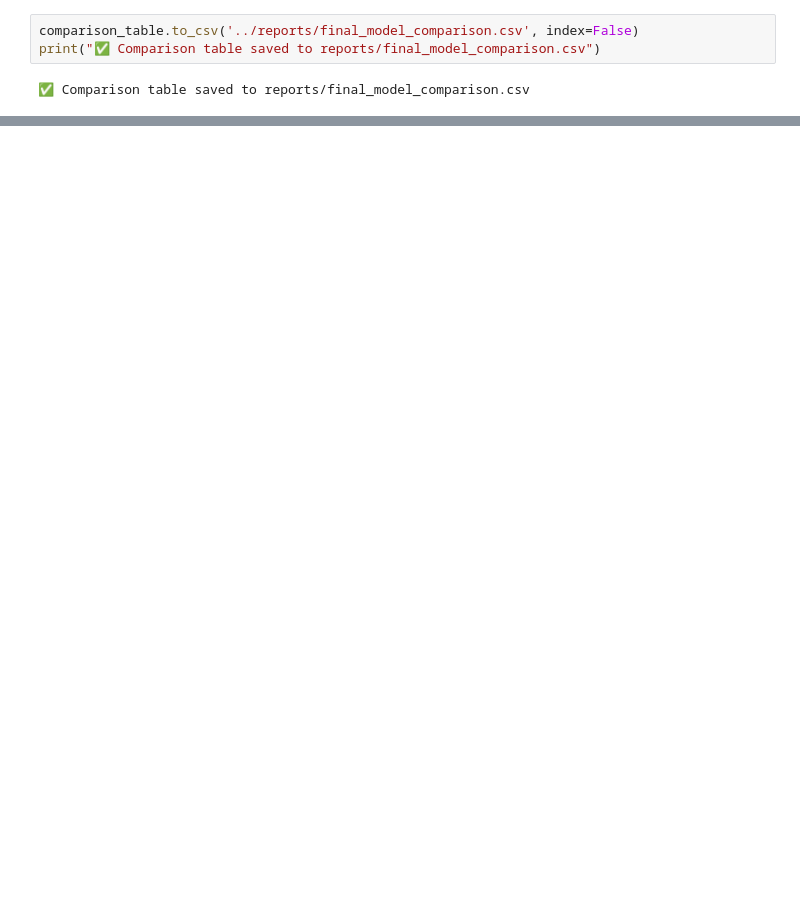
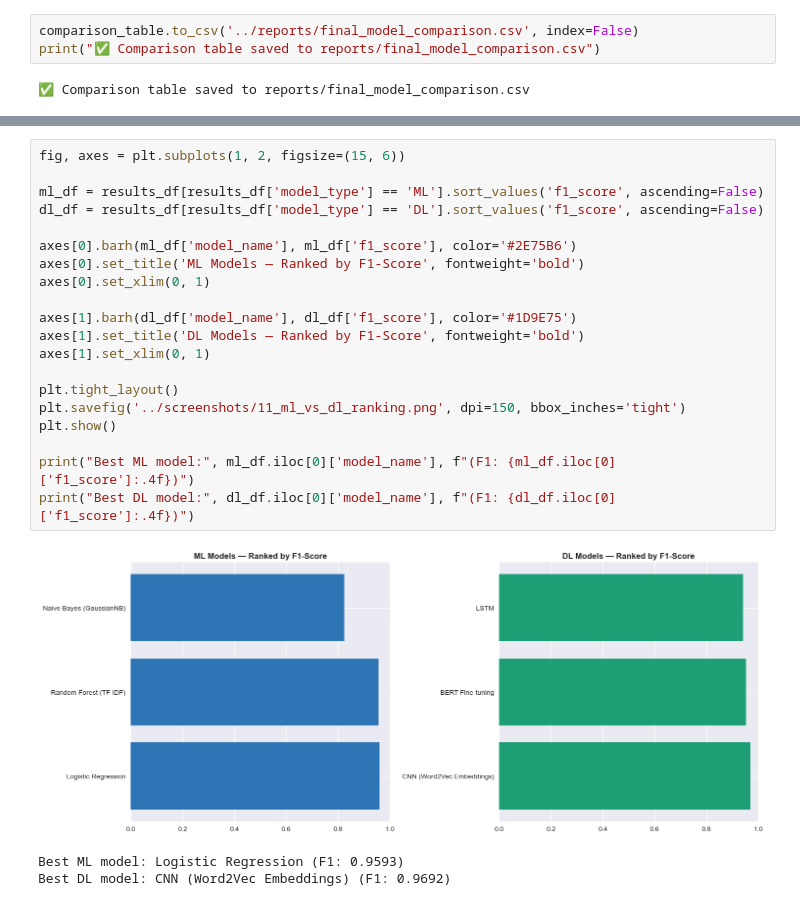
Before and after one commit to pulindu117/NLP_Group_04, a Jupyter notebook: notebooks/05_evaluation_comparison.ipynb, the cells around one changed output, grey strips where cells are left out. Cells and saved outputs as stored; diff of their text form; blank space fills up the shorter version.

Commit message:
Add comparison visualisations and identify best ML/DL models

```diff
--- a/notebooks/05_evaluation_comparison.ipynb
+++ b/notebooks/05_evaluation_comparison.ipynb
@@ -123,0 +148,24 @@ print("✅ Comparison table saved to reports/final_model_comparison.csv")
+# %%
+fig, axes = plt.subplots(1, 2, figsize=(15, 6))
+
+ml_df = results_df[results_df['model_type'] == 'ML'].sort_values('f1_score', ascending=False)
+dl_df = results_df[results_df['model_type'] == 'DL'].sort_values('f1_score', ascending=False)
+
+axes[0].barh(ml_df['model_name'], ml_df['f1_score'], color='#2E75B6')
+axes[0].set_title('ML Models — Ranked by F1-Score', fontweight='bold')
+axes[0].set_xlim(0, 1)
+
+axes[1].barh(dl_df['model_name'], dl_df['f1_score'], color='#1D9E75')
+axes[1].set_title('DL Models — Ranked by F1-Score', fontweight='bold')
+axes[1].set_xlim(0, 1)
+
+plt.tight_layout()
+plt.savefig('../screenshots/11_ml_vs_dl_ranking.png', dpi=150, bbox_inches='tight')
+plt.show()
+
+print("Best ML model:", ml_df.iloc[0]['model_name'], f"(F1: {ml_df.iloc[0]['f1_score']:.4f})")
+print("Best DL model:", dl_df.iloc[0]['model_name'], f"(F1: {dl_df.iloc[0]['f1_score']:.4f})")
+# %% [output]
+[figure, added]
+Best ML model: Logistic Regression (F1: 0.9593)
+Best DL model: CNN (Word2Vec Embeddings) (F1: 0.9692)
```
Also changed, not shown: parts of 2 cells of this notebook, 2 other files.
